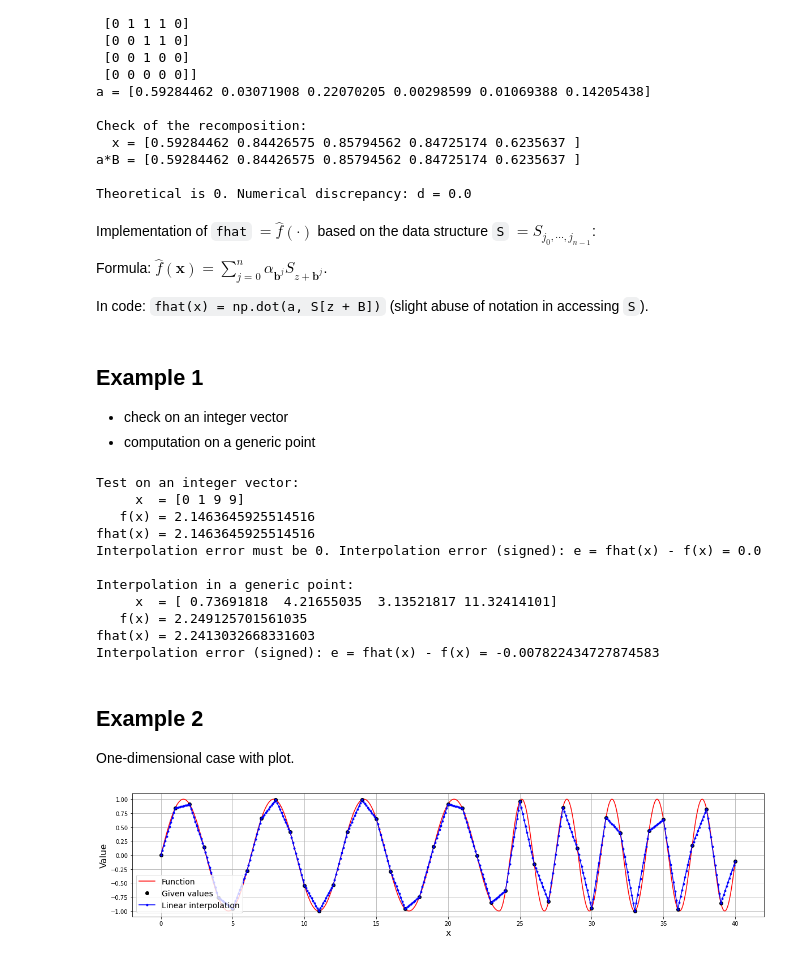
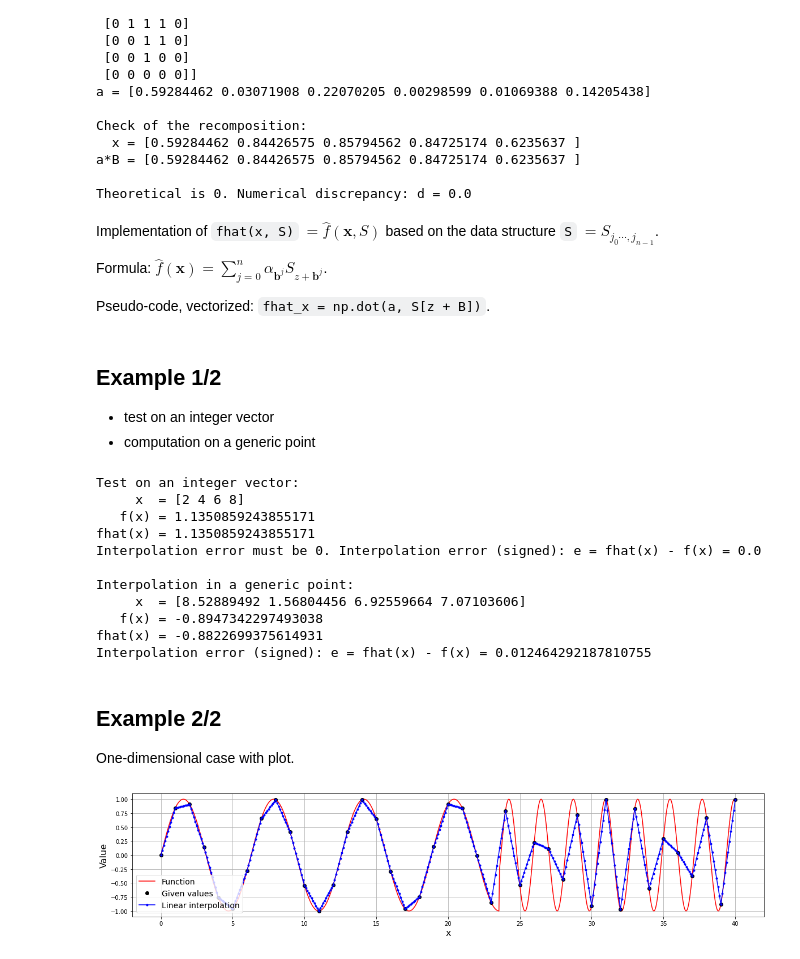
Before and after one commit to MarcelloZanghieri2/assignment_BigData_Module_1, a Jupyter notebook: assignment_BigData_module_1.ipynb, the cells around one changed output. Drawn from its saved outputs; the diff is of its cells as text; code cells hidden in the pictures.

```diff
--- a/assignment_BigData_module_1.ipynb
+++ b/assignment_BigData_module_1.ipynb
@@ -83,11 +83,11 @@ a*B = [0.59284462 0.84426575 0.85794562 0.84725174 0.6235637 ]
 
 Theoretical is 0. Numerical discrepancy: d = 0.0
 # %% [markdown]
-Implementation of `fhat` $= \hat{f}(\cdot)$ based on the data structure `S` $= S_{j_0, \cdots, j_{n - 1}}$:
+Implementation of `fhat(x, S)` $= \hat{f}(\mathbf{x}, S)$ based on the data structure `S` $= S_{j_0 \cdots, j_{n - 1}}$.
 
 Formula: $\hat{f}(\mathbf{x}) = {\sum_{j = 0}^{n}} \alpha_{\mathbf{b}^j} S_{z + \mathbf{b}^j}$.
 
-In code: `fhat(x) = np.dot(a, S[z + B])`  (slight abuse of notation in accessing `S`).
+Pseudo-code, vectorized: `fhat_x = np.dot(a, S[z + B])`.
 # %%
 def fhat(x, S):
 
@@ -105,13 +105,13 @@ def fhat(x, S):
 
     return np.dot(a, S_zplusB) # linear interpolation formula
 # %% [markdown]
-## Example 1
-*   check on an integer vector
+## Example 1/2
+*   test on an integer vector
 *   computation on a generic point
 # %%
 # The scalar function to be linearly interpolated
 def f(x):
-    return np.sin(x / 5).sum()
+    return np.sin(x / 2).sum()
 
 J = (10, 10, 20, 15) # number of grid points in each dimension
 n = len(J)           # dimension
@@ -150,52 +150,52 @@ print('fhat(x) =', fhatx)
 print('Interpolation error (signed): e = fhat(x) - f(x) =', e)
 # %% [output]
 Test on an integer vector:
-     x  = [0 1 9 9]
-   f(x) = 2.1463645925514516
-fhat(x) = 2.1463645925514516
+     x  = [2 4 6 8]
+   f(x) = 1.1350859243855171
+fhat(x) = 1.1350859243855171
 Interpolation error must be 0. Interpolation error (signed): e = fhat(x) - f(x) = 0.0
 
 Interpolation in a generic point:
-     x  = [ 0.73691818  4.21655035  3.13521817 11.32414101]
-   f(x) = 2.249125701561035
-fhat(x) = 2.2413032668331603
-Interpolation error (signed): e = fhat(x) - f(x) = -0.007822434727874583
+     x  = [8.52889492 1.56804456 6.92559664 7.07103606]
+   f(x) = -0.8947342297493038
+fhat(x) = -0.8822699375614931
+Interpolation error (signed): e = fhat(x) - f(x) = 0.012464292187810755
 # %% [markdown]
-## Example 2
+## Example 2/2
 One-dimensional case with plot.
 # %%
 # The scalar function to be linearly interpolated
 def f(x):
     t = 3.75 * 2 * np.pi
-    return np.sin(x) if x < t else np.sin(2 * x + t + np.pi)
+    return np.sin(x) if x < t else np.sin(2.8 * x + t + np.pi * 2.8 / 2)
 
 # dimension is n = 1
 J = 42       # number of grid points
 xmax = J - 2 # maximum x not to exceed the grid
 
 grid_in_Z = np.arange(J)                # grid of integers
 S = np.array([f(z) for z in grid_in_Z]) # creation of the grid of values S
 
 M = 1 + (J - 2) * 10                        # number of points to interpolate in
 x = np.linspace(0, xmax, M).reshape((M, 1)) # points to interpolate in
 fhatx = np.array([fhat(xm, S) for xm in x]) # compute the interpolated values
 
 
 # Plotting
 import matplotlib.pyplot as plt
 plt.figure(figsize=(20, 4))
 
 xf = np.linspace(0, xmax, 1000) # exact values woth finer resolution also in x, for the plot
 plt.plot(xf, [f(xx) for xx in xf], 'r-', label='Function')
 
 zticks = range(0, J - 1)
 plt.plot(zticks, [f(z) for z in zticks], 'ko', label='Given values')
 
 plt.plot(x, fhatx, 'b.-', label='Linear interpolation')
 
 plt.legend(loc='lower left', fontsize=14)
 plt.xlabel('x', fontsize=16)
 plt.ylabel('Value', fontsize=16)
 plt.grid()
 # %% [output]
-[figure, old version]
+[figure, new version]
```
Also changed, not shown: parts of 1 cell of this notebook.
